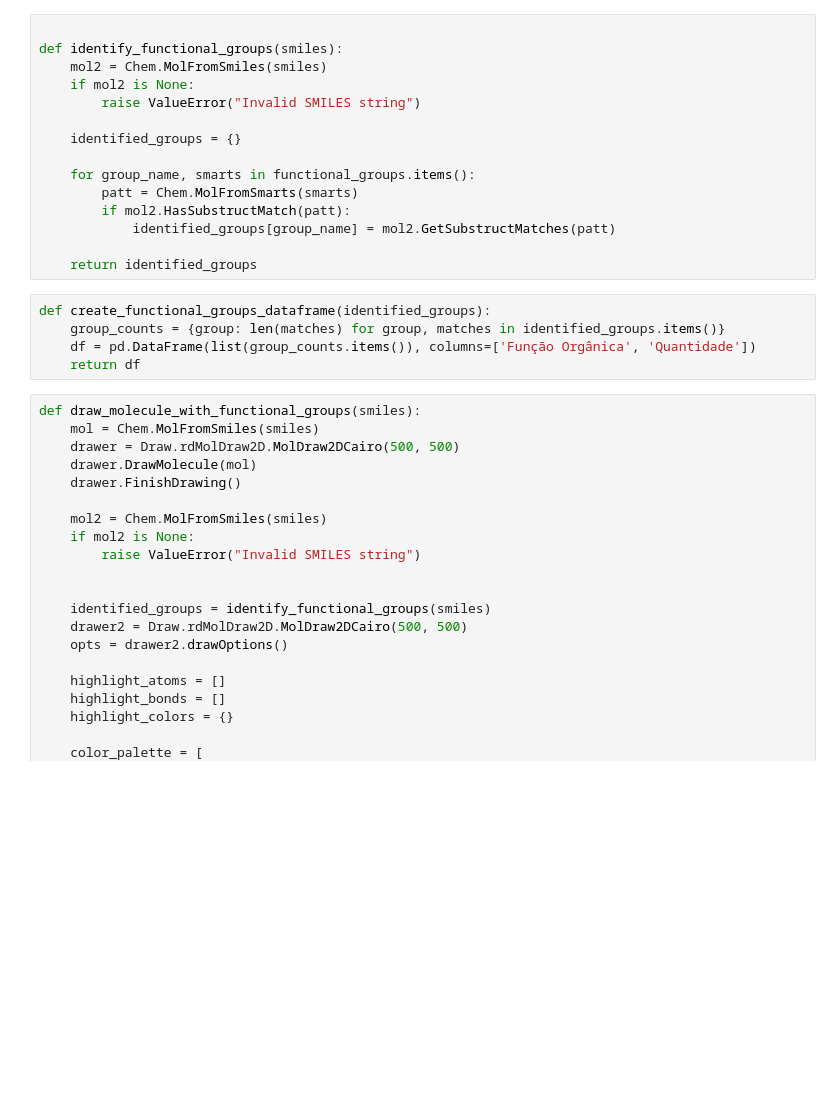
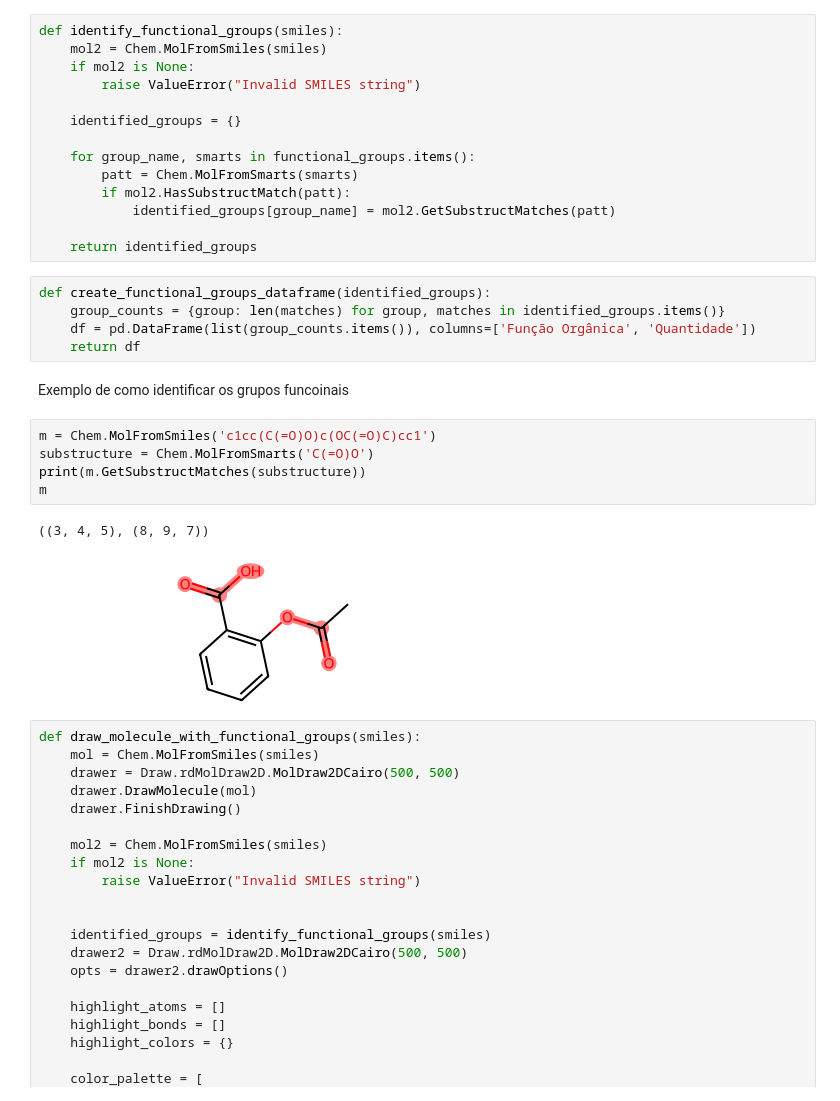
Before and after one commit to willc127/Chemistry_Compounds, a Jupyter notebook: identifier/identifier_groups.ipynb, the cells around one changed output. Cells and saved outputs as stored; diff of their text form; blank space fills up the shorter version.

Commit message:
definição de smarts corretos e adição de dados

```diff
--- a/identifier/identifier_groups.ipynb
+++ b/identifier/identifier_groups.ipynb
@@ -30,6 +41,5 @@ functional_groups = {
 }
 # %%
-
 def identify_functional_groups(smiles):
     mol2 = Chem.MolFromSmiles(smiles)
     if mol2 is None:
@@ -48,6 +58,16 @@ def create_functional_groups_dataframe(identified_groups):
     group_counts = {group: len(matches) for group, matches in identified_groups.items()}
     df = pd.DataFrame(list(group_counts.items()), columns=['Função Orgânica', 'Quantidade'])
     return df
+# %% [markdown]
+Exemplo de como identificar os grupos funcoinais
+# %%
+m = Chem.MolFromSmiles('c1cc(C(=O)O)c(OC(=O)C)cc1')
+substructure = Chem.MolFromSmarts('C(=O)O')
+print(m.GetSubstructMatches(substructure))
+m
+# %% [output]
+((3, 4, 5), (8, 9, 7))
+[figure, added]
 # %%
 def draw_molecule_with_functional_groups(smiles):
     mol = Chem.MolFromSmiles(smiles)
```
Also changed, not shown: parts of 8 cells of this notebook, 3 other files.
